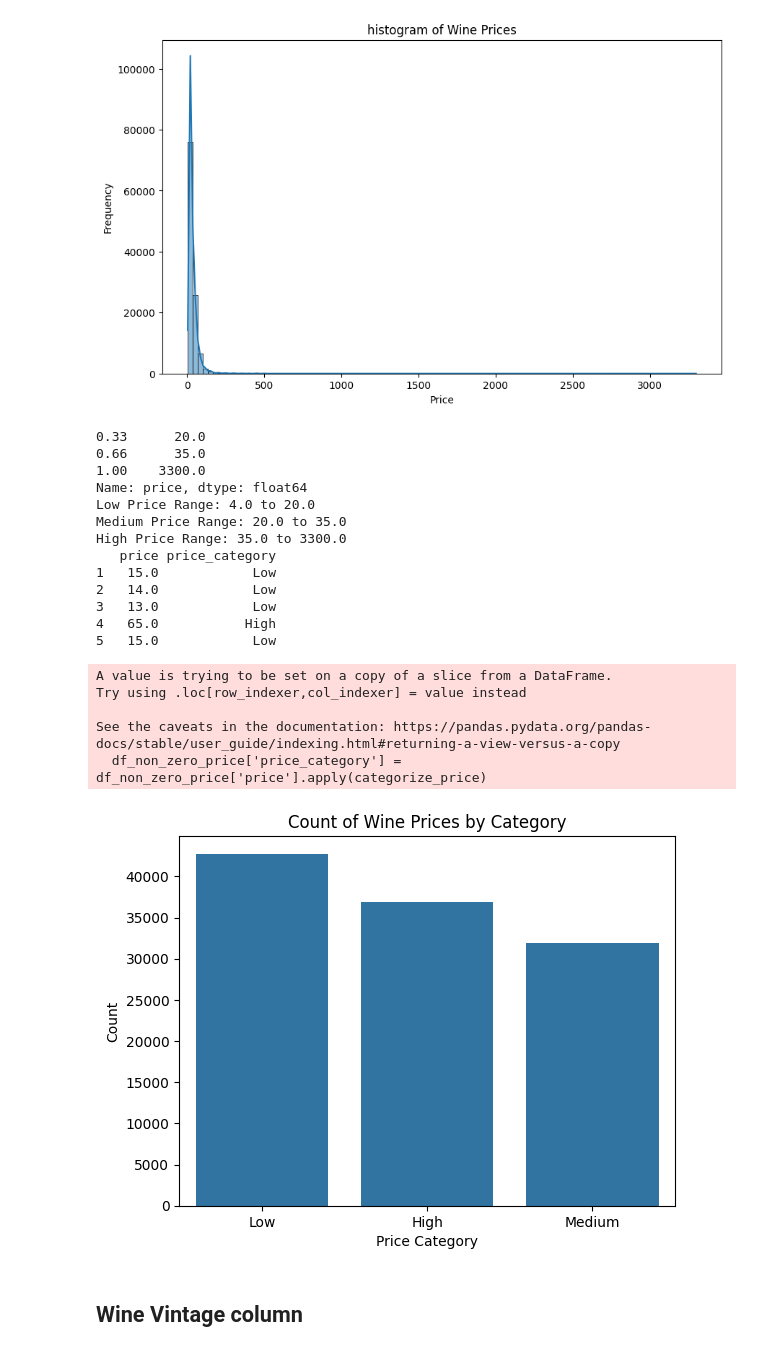
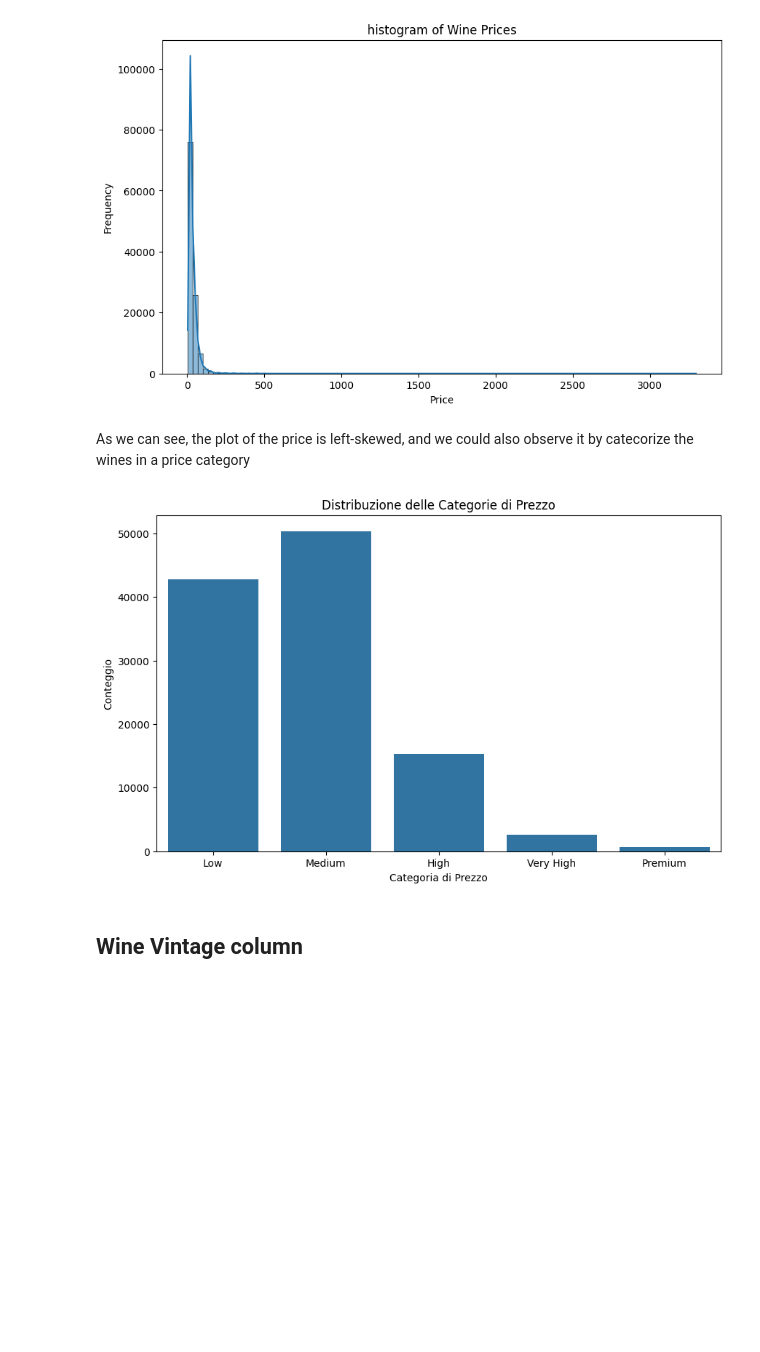
Before and after one commit to Supsi-Collaborative-Projects/wine-analysis, a Jupyter notebook: analysis.ipynb, the cells around one changed output. Drawn from its saved outputs; the diff is of its cells as text; code cells hidden in the pictures; blank space fills up the shorter version.

```diff
--- a/analysis.ipynb
+++ b/analysis.ipynb
@@ -174,62 +167,24 @@ plt.ylabel('Frequency')
 plt.show()
 # %% [output]
 [figure]
-# %%
-
-# Calculate quantiles
-price_percentiles = df_non_zero_price['price'].quantile([0.33, 0.66, 1.0])
-print(price_percentiles)
-
-# Print the bounds for each category
-low_bound = (df_non_zero_price['price'].min(), price_percentiles[0.33])
-medium_bound = (price_percentiles[0.33], price_percentiles[0.66])
-high_bound = (price_percentiles[0.66], df_non_zero_price['price'].max())
-
-print(f"Low Price Range: {low_bound[0]} to {low_bound[1]}")
-print(f"Medium Price Range: {medium_bound[0]} to {medium_bound[1]}")
-print(f"High Price Range: {high_bound[0]} to {high_bound[1]}")
-
-# Define categories based on the percentiles
-def categorize_price(price):
-    if price <= price_percentiles[0.33]:
-        return 'Low'
-    elif price <= price_percentiles[0.66]:
-        return 'Medium'
-    else:
-        return 'High'
-
-# Apply the function to create a new column
-df_non_zero_price['price_category'] = df_non_zero_price['price'].apply(categorize_price)
-
-# Check the new column
-print(df_non_zero_price[['price', 'price_category']].head())
-
-# Visualize the categorized data
-sns.countplot(data=df_non_zero_price, x='price_category')
-plt.title('Count of Wine Prices by Category')
-plt.xlabel('Price Category')
-plt.ylabel('Count')
-plt.show()
-# %% [output]
-0.33      20.0
-0.66      35.0
-1.00    3300.0
-Name: price, dtype: float64
-Low Price Range: 4.0 to 20.0
-Medium Price Range: 20.0 to 35.0
-High Price Range: 35.0 to 3300.0
-   price price_category
-1   15.0            Low
-2   14.0            Low
-3   13.0            Low
-4   65.0           High
-5   15.0            Low
-A value is trying to be set on a copy of a slice from a DataFrame.
-Try using .loc[row_indexer,col_indexer] = value instead
-
-See the caveats in the documentation: https://pandas.pydata.org/pandas-docs/stable/user_guide/indexing.html#returning-a-view-versus-a-copy
-  df_non_zero_price['price_category'] = df_non_zero_price['price'].apply(categorize_price)
-[figure, removed]
+# %% [markdown]
+As we can see, the plot of the price is left-skewed, and we could also observe it by catecorize the wines in a price category
+# %%
+bins = [0, 20, 50, 100, 200, np.inf]
+labels = ['Low', 'Medium', 'High', 'Very High', 'Premium']
+df['price_category'] = pd.cut(df['price'], bins=bins, labels=labels)
+
+# Creazione della colonna "annata del vino"
+df['vintage'] = df['title'].str.extract(r'(\d{4})', expand=False)
+df['vintage'] = pd.to_numeric(df['vintage'], errors='coerce')
+plt.figure(figsize=(10, 6))
+sns.countplot(data=df, x='price_category')
+plt.title('Distribuzione delle Categorie di Prezzo')
+plt.xlabel('Categoria di Prezzo')
+plt.ylabel('Conteggio')
+plt.show()
+# %% [output]
+[figure, added]
 # %% [markdown]
 ## Wine Vintage column
 # %%
```
Also changed, not shown: parts of 19 cells of this notebook.
